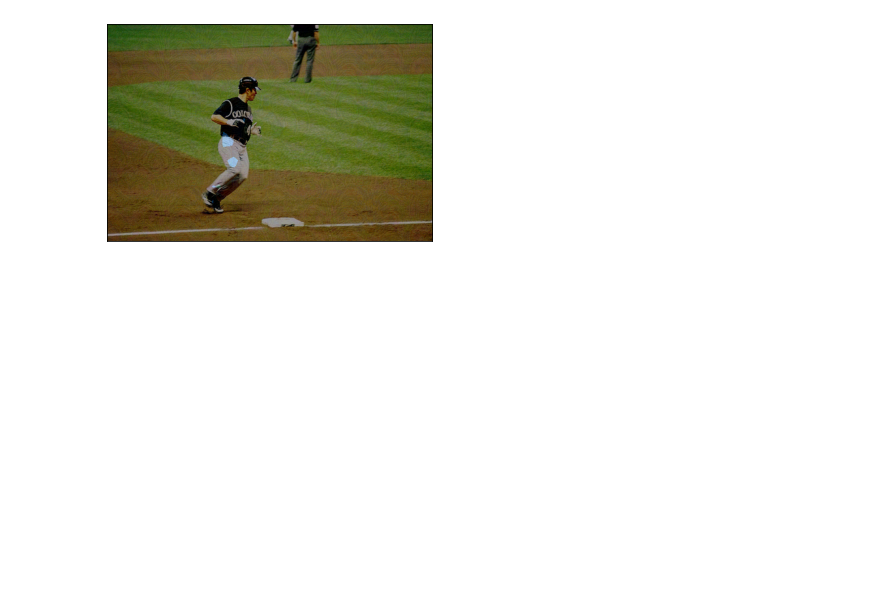
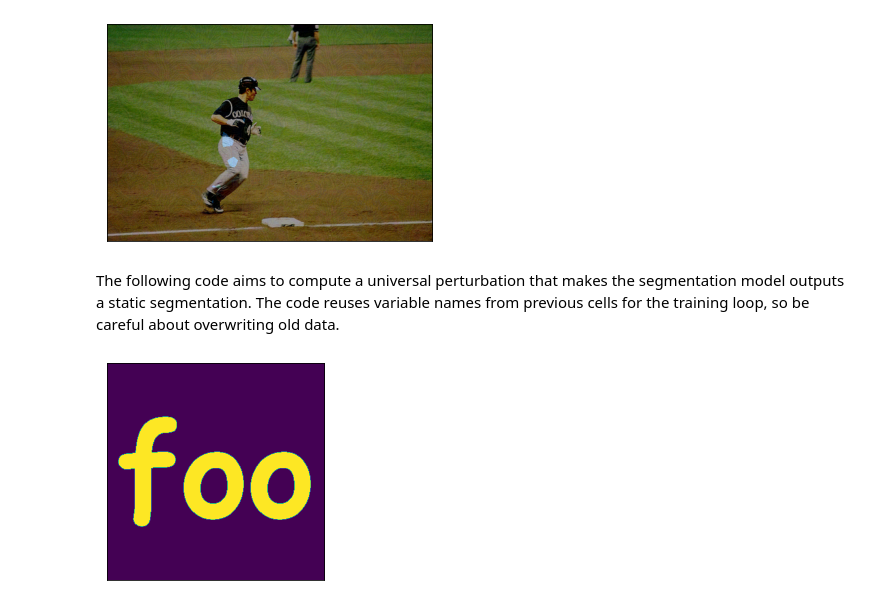
Before and after one commit to tomtseng/adversarial-segmentation, a Jupyter notebook: adversarial-segmentation.ipynb, the cells around one changed output. Saved outputs shown, nothing was run; the diff lists cells and outputs as text; code cells hidden in the pictures; blank space fills up the shorter version.

Commit message:
notebook: Add experiment for static target

```diff
--- a/adversarial-segmentation.ipynb
+++ b/adversarial-segmentation.ipynb
@@ -267,3 +273,15 @@ with torch.no_grad():
 # %% [output]
 [figure]
 [figure]
+# %% [markdown]
+The following code aims to compute a universal perturbation that makes the segmentation model outputs a static segmentation. The code reuses variable names from previous cells for the training loop, so be careful about overwriting old data.
+# %%
+static_target = torchvision.io.read_image(
+    'data/static-target.png',
+    mode=torchvision.io.ImageReadMode.GRAY
+).to(device)
+static_target = static_target < 128
+show_images(static_target * 255.)
+static_target = (static_target * person_class_index)
+# %% [output]
+[figure, added]
```
Also changed, not shown: parts of 6 cells of this notebook, 2 other files.
